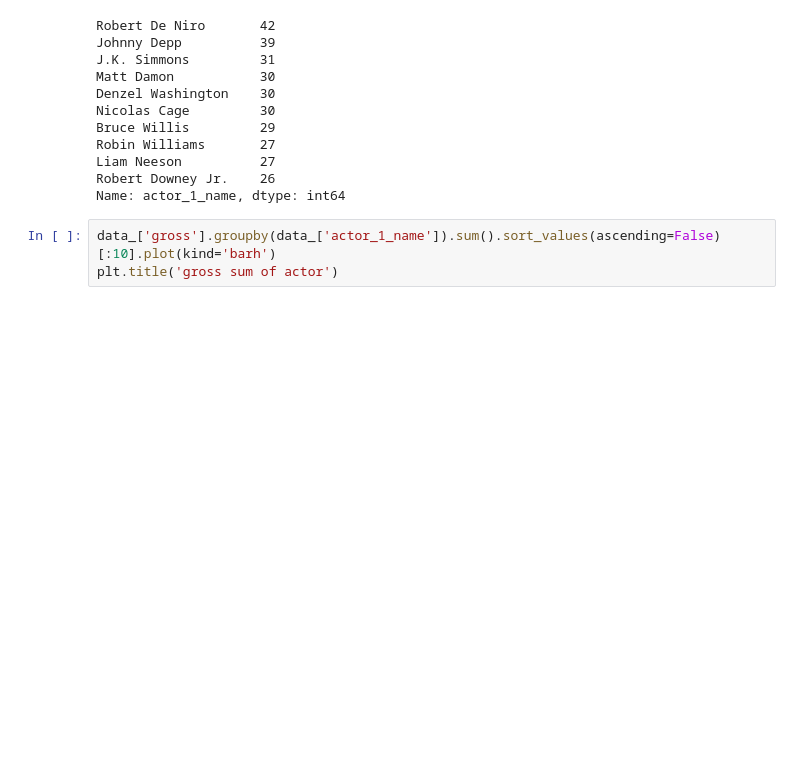
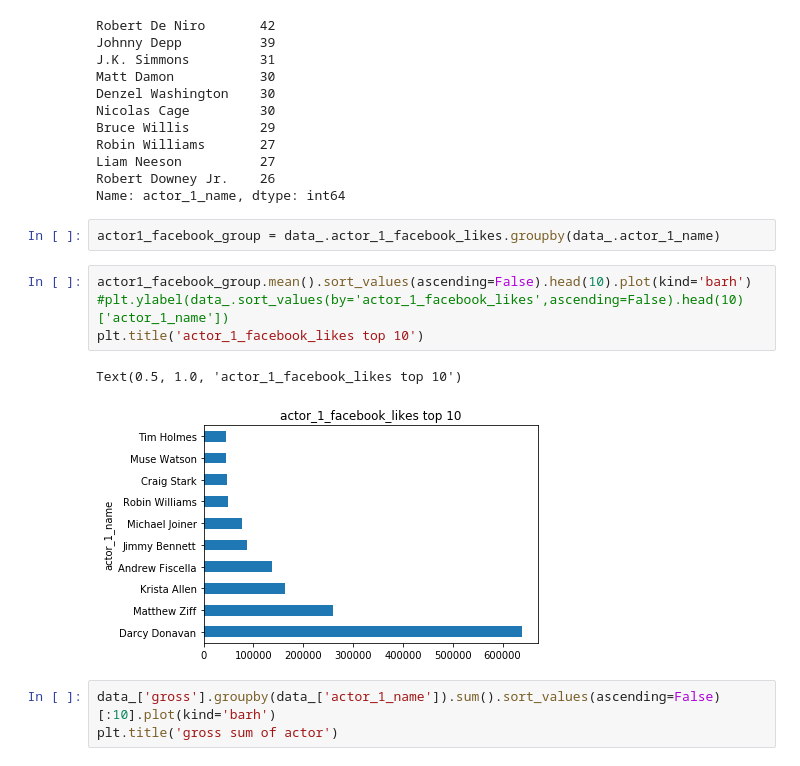
Before and after one commit to yuyi-7/Design-for-course, a Jupyter notebook: movie/movie.ipynb, the cells around one changed output. Drawn from its saved outputs; the diff is of its cells as text; blank space fills up the shorter version.

```diff
--- a/movie/movie.ipynb
+++ b/movie/movie.ipynb
@@ -330,6 +402,15 @@ Robin Williams       27
 Liam Neeson          27
 Robert Downey Jr.    26
 Name: actor_1_name, dtype: int64
+# %%
+actor1_facebook_group = data_.actor_1_facebook_likes.groupby(data_.actor_1_name)
+# %%
+actor1_facebook_group.mean().sort_values(ascending=False).head(10).plot(kind='barh')
+#plt.ylabel(data_.sort_values(by='actor_1_facebook_likes',ascending=False).head(10)['actor_1_name'])
+plt.title('actor_1_facebook_likes top 10')
+# %% [output]
+Text(0.5, 1.0, 'actor_1_facebook_likes top 10')
+[figure, added]
 # %%
 data_['gross'].groupby(data_['actor_1_name']).sum().sort_values(ascending=False)[:10].plot(kind='barh')
 plt.title('gross sum of actor')
```
Also changed, not shown: parts of 14 cells of this notebook.
